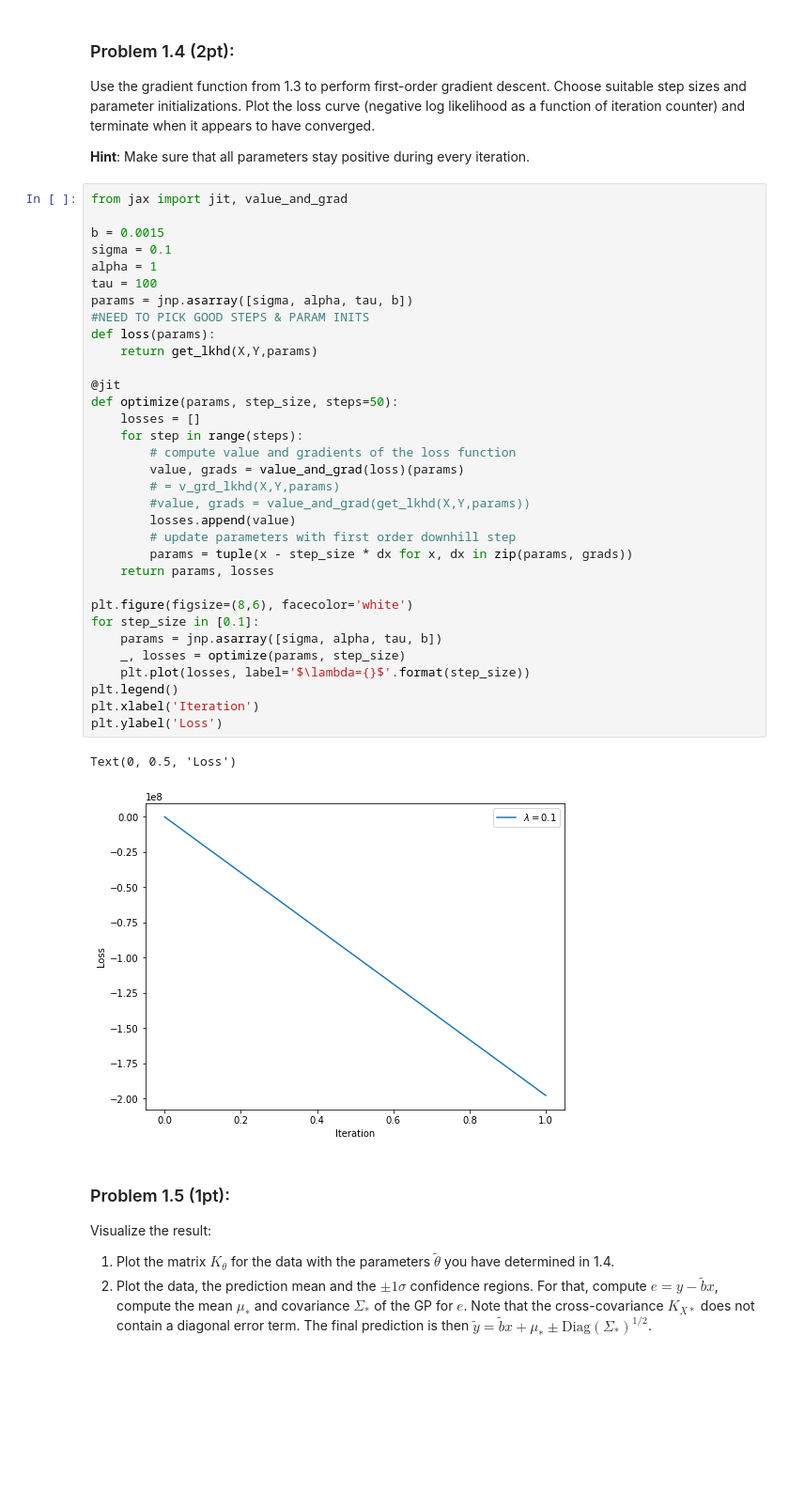
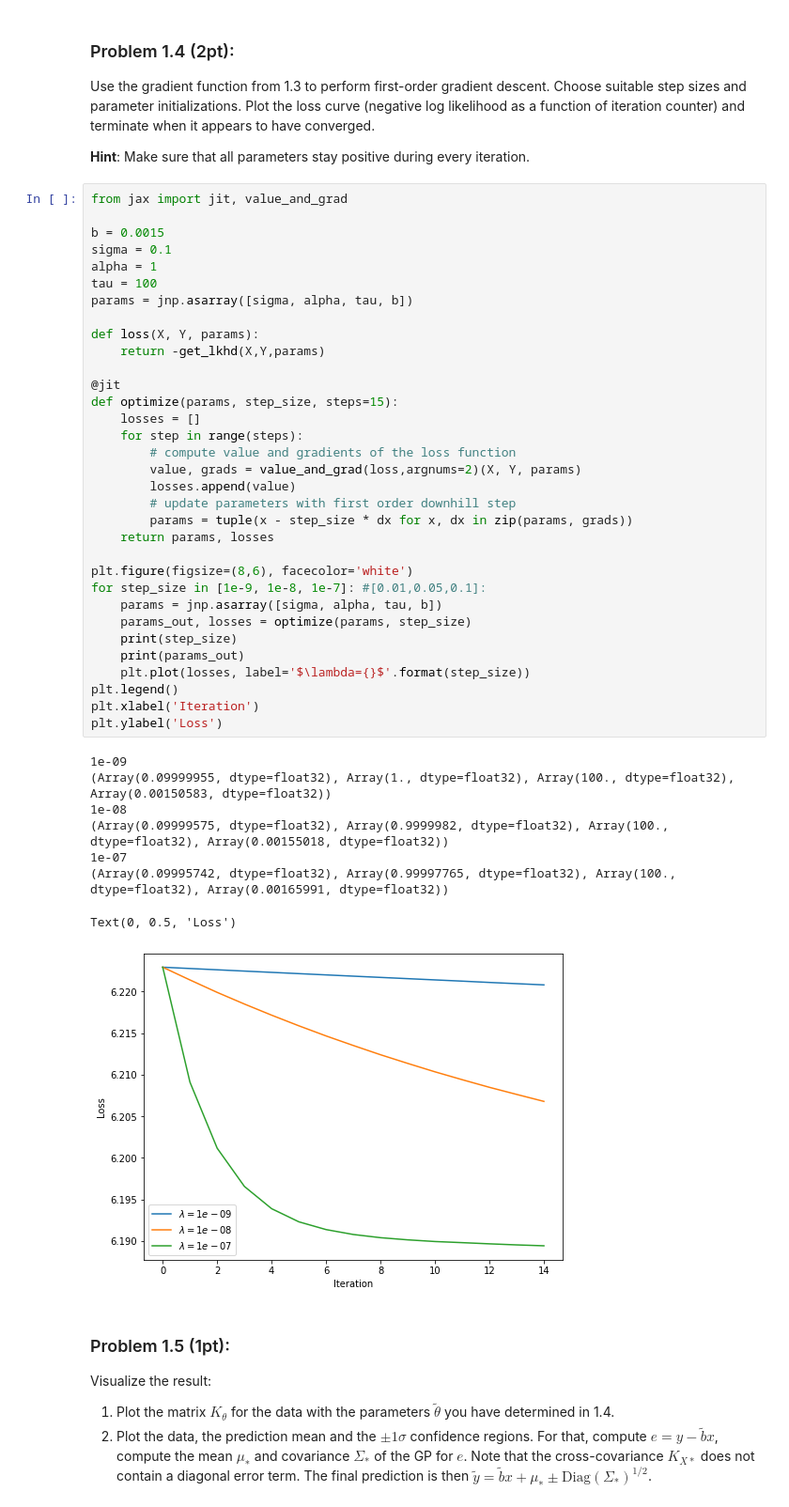
Before and after one commit to vanessaroser/sml505-assignment3, a Jupyter notebook: Assignment3.ipynb, the cells around one changed output. Shown at 94% size. Saved outputs shown, nothing was run; the diff lists cells and outputs as text; blank space fills up the shorter version.

```diff
--- a/Assignment3.ipynb
+++ b/Assignment3.ipynb
@@ -214,39 +219,45 @@ Use the gradient function from 1.3 to perform first-order gradient descent. Choo
 # %%
 from jax import jit, value_and_grad
 
 b = 0.0015
 sigma = 0.1
 alpha = 1
 tau = 100
 params = jnp.asarray([sigma, alpha, tau, b])
-#NEED TO PICK GOOD STEPS & PARAM INITS
-def loss(params):
-    return get_lkhd(X,Y,params)
+
+def loss(X, Y, params):
+    return -get_lkhd(X,Y,params)
 
 @jit
-def optimize(params, step_size, steps=50):
+def optimize(params, step_size, steps=15):
     losses = []
     for step in range(steps):
         # compute value and gradients of the loss function
-        value, grads = value_and_grad(loss)(params)
-        # = v_grd_lkhd(X,Y,params)
-        #value, grads = value_and_grad(get_lkhd(X,Y,params))
+        value, grads = value_and_grad(loss,argnums=2)(X, Y, params)
         losses.append(value)
         # update parameters with first order downhill step
         params = tuple(x - step_size * dx for x, dx in zip(params, grads))
     return params, losses
 
 plt.figure(figsize=(8,6), facecolor='white')
-for step_size in [0.1]:
+for step_size in [1e-9, 1e-8, 1e-7]: #[0.01,0.05,0.1]:
     params = jnp.asarray([sigma, alpha, tau, b])
-    _, losses = optimize(params, step_size)
+    params_out, losses = optimize(params, step_size)
+    print(step_size)
+    print(params_out)
     plt.plot(losses, label='$\lambda={}$'.format(step_size))
 plt.legend()
 plt.xlabel('Iteration')
 plt.ylabel('Loss')
 # %% [output]
-Text(0, 0.5, 'Loss')
+1e-09
+(Array(0.09999955, dtype=float32), Array(1., dtype=float32), Array(100., dtype=float32), Array(0.00150583, dtype=float32))
+1e-08
+(Array(0.09999575, dtype=float32), Array(0.9999982, dtype=float32), Array(100., dtype=float32), Array(0.00155018, dtype=float32))
+1e-07
+(Array(0.09995742, dtype=float32), Array(0.99997765, dtype=float32), Array(100., dtype=float32), Array(0.00165991, dtype=float32))
+Text(0, 0.5, 'Loss')
-[figure, old version]
+[figure, new version]
 # %% [markdown]
 ### Problem 1.5 (1pt):
 
```
Also changed, not shown: parts of 7 cells of this notebook.
